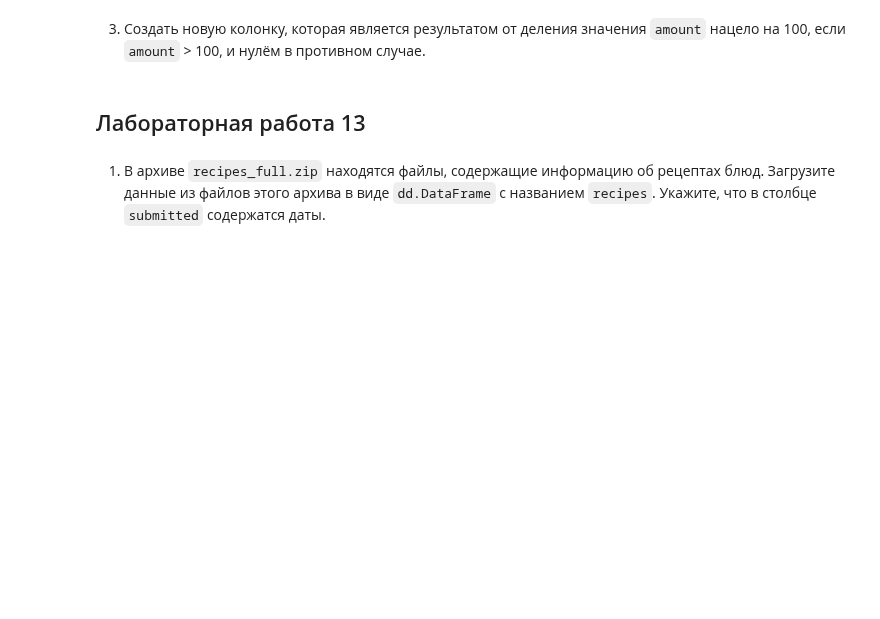
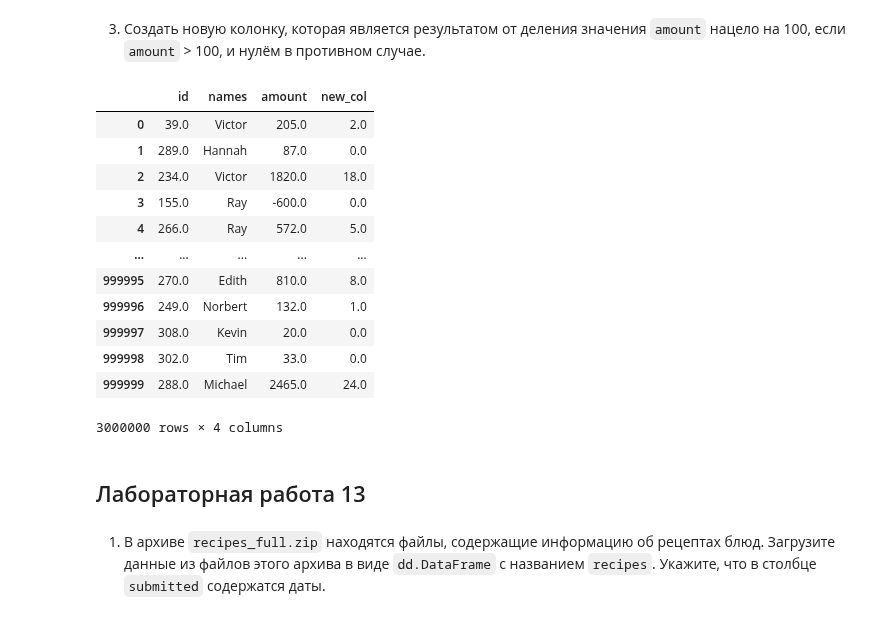
Before and after one commit to Ackrome/FU, a Jupyter notebook: Course_3/TOBD/13_dask_dataframe_Тищенко_Иван.ipynb, the cells around one changed output. Drawn from its saved outputs; the diff is of its cells as text; code cells hidden in the pictures; blank space fills up the shorter version.

```diff
--- a/Course_3/TOBD/13_dask_dataframe_Тищенко_Иван.ipynb
+++ b/Course_3/TOBD/13_dask_dataframe_Тищенко_Иван.ipynb
@@ -10,2 +19,5 @@
 # %% [markdown]
 1. Считать данные из файлов в каталоге `accounts`. Содержат ли какие-либо из столбцов пропуски?
+# %%
+accounts = dd.read_csv(r'accounts\acc*.csv', assume_missing=True)
+accounts
@@ -14,4 +63,22 @@
 # %% [markdown]
 3. Создать новую колонку, которая является результатом от деления значения `amount` нацело на 100, если `amount` > 100, и нулём в противном случае.
+# %%
+accounts['new_col'] = accounts['amount'].where(accounts['amount'] > 100, 0).floordiv(100)
+# %%
+accounts.compute()
+# %% [output]
+|  | id | names | amount | new_col |
+| 0 | 39.0 | Victor | 205.0 | 2.0 |
+| 1 | 289.0 | Hannah | 87.0 | 0.0 |
+| 2 | 234.0 | Victor | 1820.0 | 18.0 |
+| 3 | 155.0 | Ray | -600.0 | 0.0 |
+| 4 | 266.0 | Ray | 572.0 | 5.0 |
+| ... | ... | ... | ... | ... |
+| 999995 | 270.0 | Edith | 810.0 | 8.0 |
+| 999996 | 249.0 | Norbert | 132.0 | 1.0 |
+| 999997 | 308.0 | Kevin | 20.0 | 0.0 |
+| 999998 | 302.0 | Tim | 33.0 | 0.0 |
+| 999999 | 288.0 | Michael | 2465.0 | 24.0 |
+3000000 rows × 4 columns
 # %% [markdown]
 ## Лабораторная работа 13
```
Also changed, not shown: parts of 18 cells of this notebook, 1 other file.
